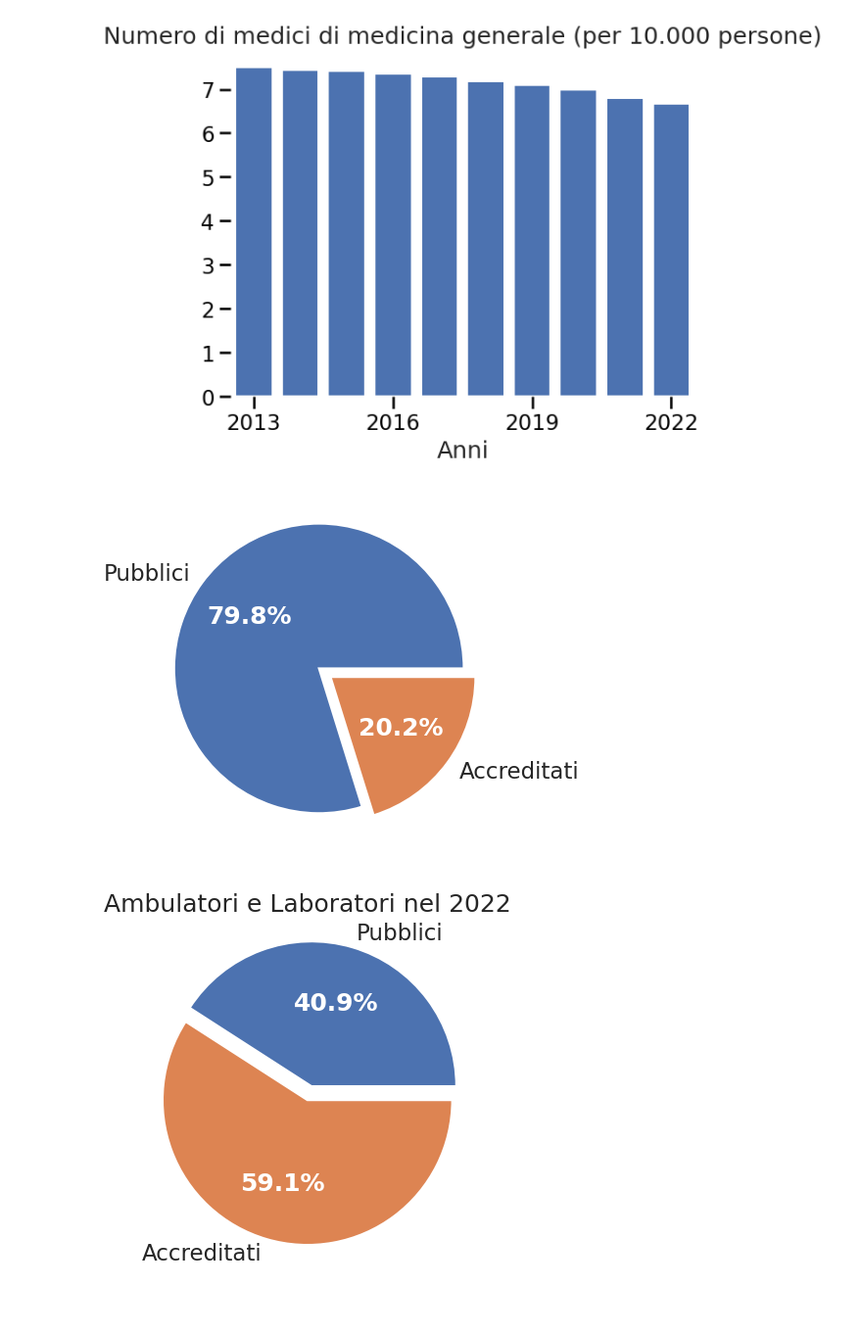
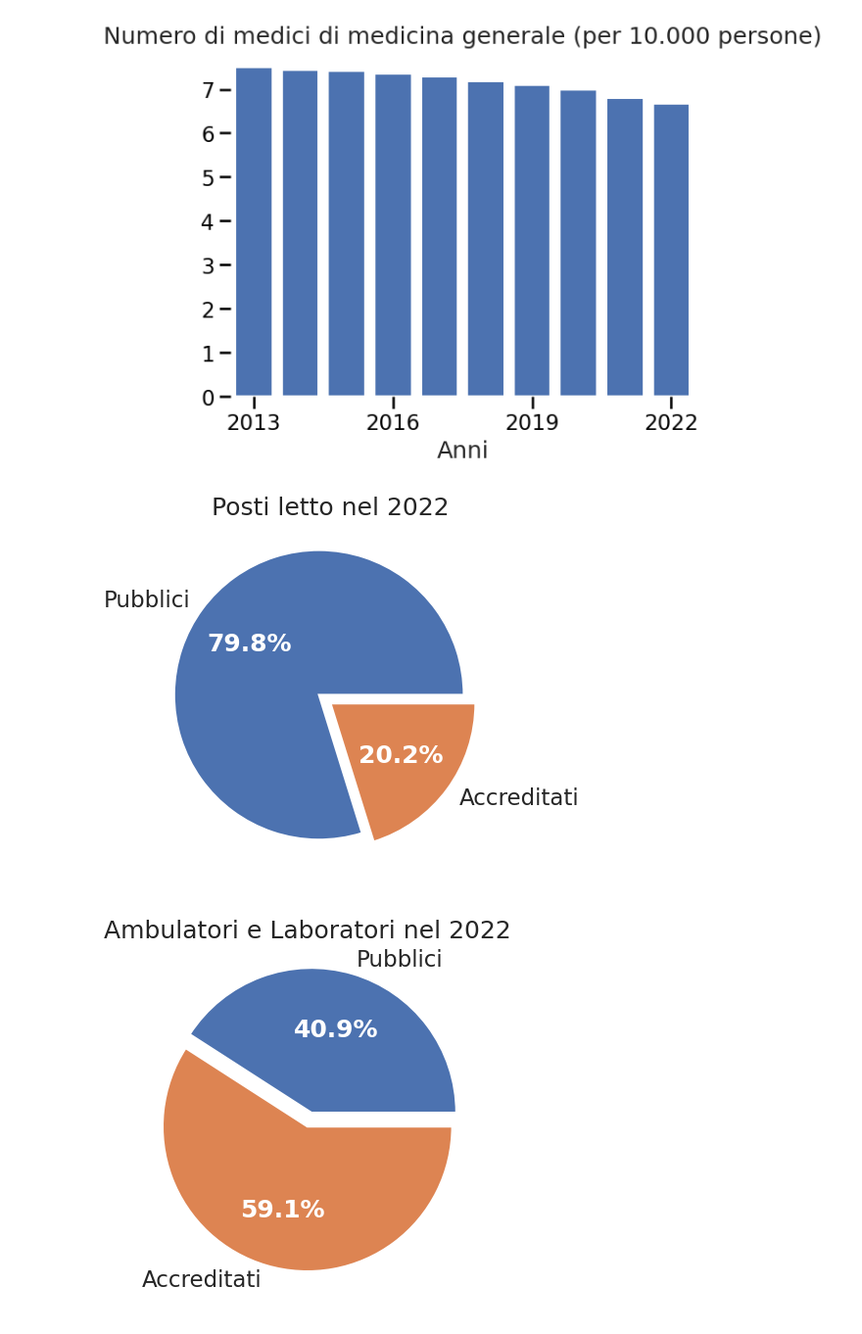
Before and after one commit to CapraCampa/Progetto-Visualizzazione-Scientifica, a Jupyter notebook: grafici.ipynb, the cells around one changed output. Shown at 98% size. Drawn from its saved outputs; the diff is of its cells as text; code cells hidden in the pictures.

Commit message:
add new images

```diff
--- a/grafici.ipynb
+++ b/grafici.ipynb
@@ -230,15 +237,15 @@ plt.show()
 # %%
 posti_letto_2022=pd.read_csv("Datasets/Posti_letto_2022.csv",sep=";",decimal=",",thousands=".", index_col=0)
 posti_letto_2022=posti_letto_2022.drop("Totale posti letto")
 myexplode=[0.1,0]
 _,_,labels=plt.pie(posti_letto_2022.Totale,explode=myexplode,autopct='%1.1f%%',labels=["Pubblici","Accreditati"],colors=palette)
-#plt.title("Posti letto nel 2022")
+plt.title("Posti letto nel 2022")
 plt.setp(labels,color='white',fontweight='bold')
 #fontweight='bold'
-plt.savefig("posti_letto_pie.png", bbox_inches='tight', transparent=True)
+#plt.savefig("posti_letto_pie.png", bbox_inches='tight', transparent=True)
 plt.show()
 # %% [output]
-[figure, old version]
+[figure, new version]
 # %%
 strutture_sanitarie_2022=pd.read_csv("Datasets/Strutture_sanitarie_2022.csv",sep=";",decimal=",",thousands=".", index_col=0)
 myexplode=[0.1,0]
```
Also changed, not shown: parts of 11 cells of this notebook, 8 other files.
